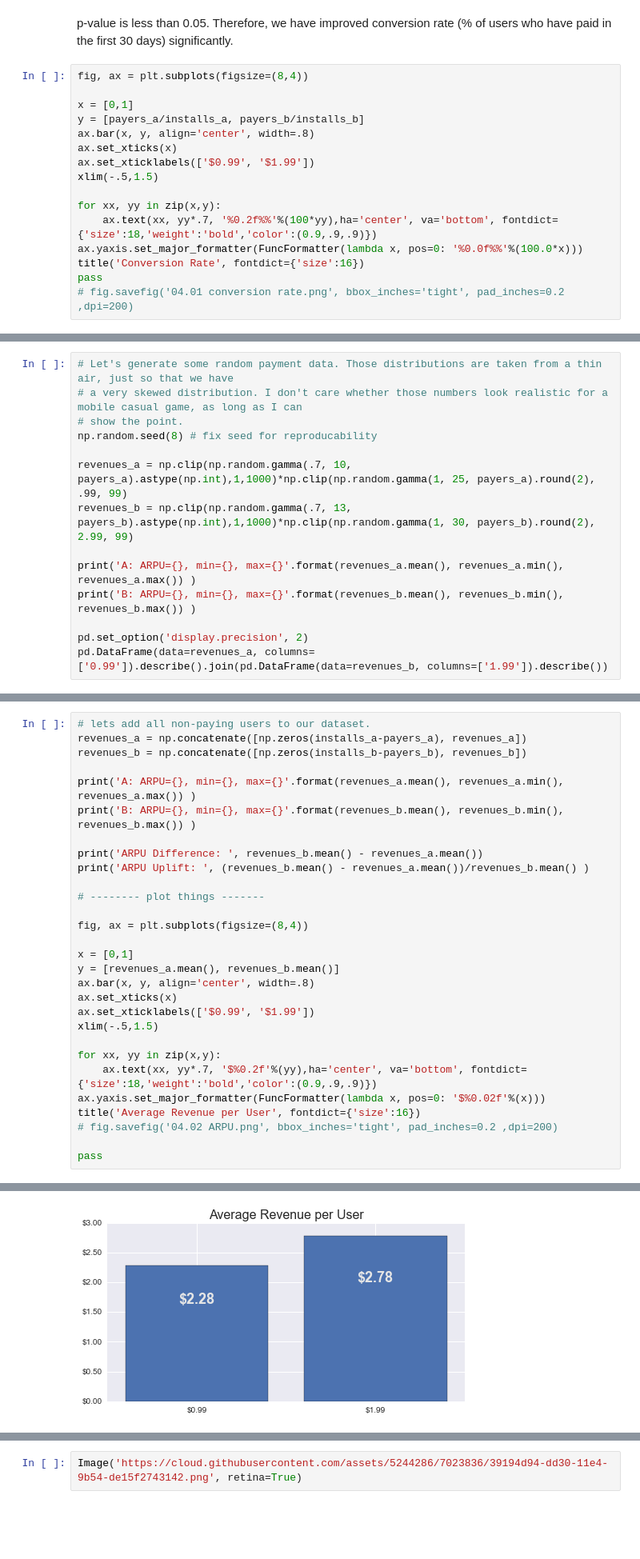
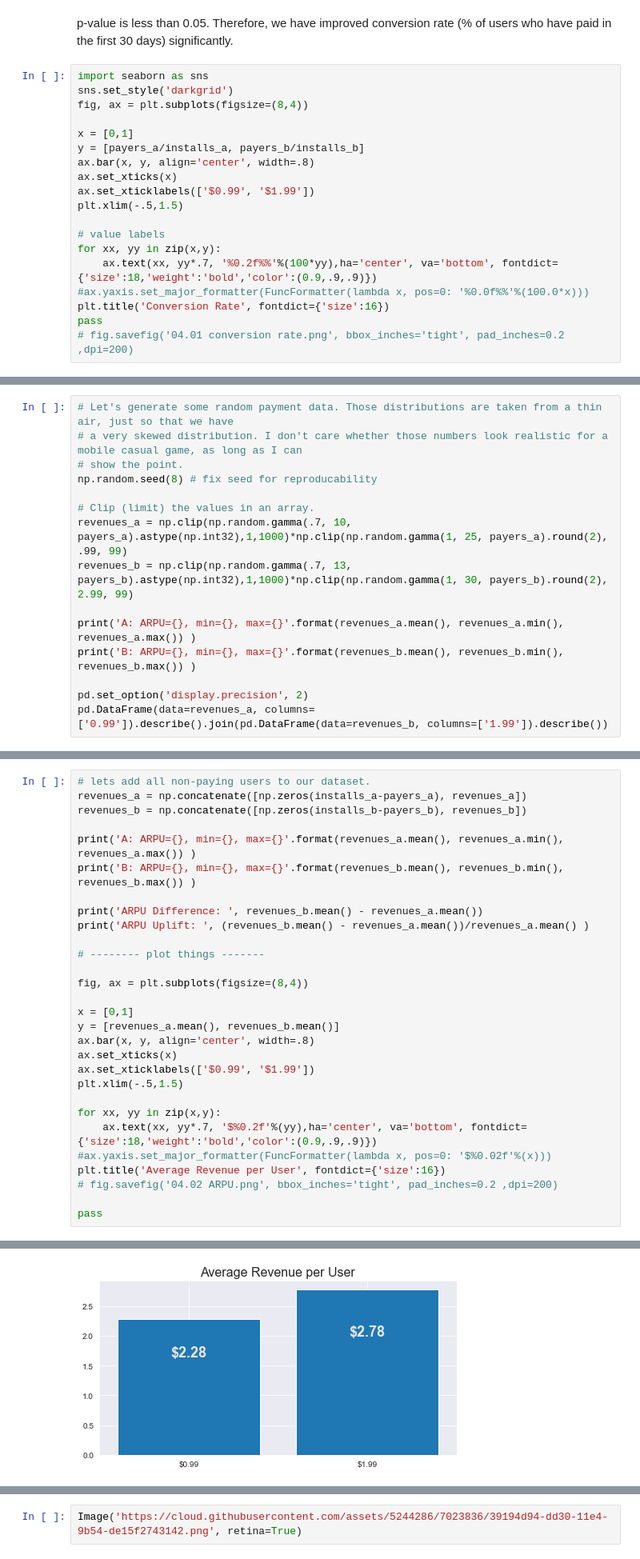
Before and after one commit to Volodymyrk/stats-testing-in-python, a Jupyter notebook: 04 - AB testing revenues.ipynb, the cells around one changed output, grey strips where cells are left out. Shown at 80% size. Cells and saved outputs as stored; diff of their text form; blank space fills up the shorter version.

Commit message:
Update 04 - AB testing revenues.ipynb
Python 3.7.11

```diff
--- a/04 - AB testing revenues.ipynb
+++ b/04 - AB testing revenues.ipynb
@@ -65,6 +67,8 @@ print(' z-stat = {z} \n p-value = {p}'.format(z=z,p=p))
 # %% [markdown]
 p-value is less than 0.05. Therefore, we have improved conversion rate (% of users who have paid in the first 30 days) significantly.
 # %%
+import seaborn as sns
+sns.set_style('darkgrid')
 fig, ax = plt.subplots(figsize=(8,4))
 
 x = [0,1]
@@ -72,12 +76,13 @@ y = [payers_a/installs_a, payers_b/installs_b]
 ax.bar(x, y, align='center', width=.8)
 ax.set_xticks(x)
 ax.set_xticklabels(['$0.99', '$1.99'])
-xlim(-.5,1.5)
+plt.xlim(-.5,1.5)
 
+# value labels
 for xx, yy in zip(x,y):
     ax.text(xx, yy*.7, '%0.2f%%'%(100*yy),ha='center', va='bottom', fontdict={'size':18,'weight':'bold','color':(0.9,.9,.9)})
-ax.yaxis.set_major_formatter(FuncFormatter(lambda x, pos=0: '%0.0f%%'%(100.0*x)))
-title('Conversion Rate', fontdict={'size':16})
+#ax.yaxis.set_major_formatter(FuncFormatter(lambda x, pos=0: '%0.0f%%'%(100.0*x)))
+plt.title('Conversion Rate', fontdict={'size':16})
 pass
 # fig.savefig('04.01 conversion rate.png', bbox_inches='tight', pad_inches=0.2 ,dpi=200)
 # %% [output]
@@ -88,8 +93,9 @@ pass
 # show the point.
 np.random.seed(8) # fix seed for reproducability
 
-revenues_a = np.clip(np.random.gamma(.7, 10, payers_a).astype(np.int),1,1000)*np.clip(np.random.gamma(1, 25, payers_a).round(2), .99, 99)
-revenues_b = np.clip(np.random.gamma(.7, 13, payers_b).astype(np.int),1,1000)*np.clip(np.random.gamma(1, 30, payers_b).round(2), 2.99, 99)
+# Clip (limit) the values in an array.
+revenues_a = np.clip(np.random.gamma(.7, 10, payers_a).astype(np.int32),1,1000)*np.clip(np.random.gamma(1, 25, payers_a).round(2), .99, 99)
+revenues_b = np.clip(np.random.gamma(.7, 13, payers_b).astype(np.int32),1,1000)*np.clip(np.random.gamma(1, 30, payers_b).round(2), 2.99, 99)
 
 print('A: ARPU={}, min={}, max={}'.format(revenues_a.mean(), revenues_a.min(), revenues_a.max()) )
 print('B: ARPU={}, min={}, max={}'.format(revenues_b.mean(), revenues_b.min(), revenues_b.max()) )
@@ -134,7 +140,7 @@ print('A: ARPU={}, min={}, max={}'.format(revenues_a.mean(), revenues_a.min(), r
 print('B: ARPU={}, min={}, max={}'.format(revenues_b.mean(), revenues_b.min(), revenues_b.max()) )
 
 print('ARPU Difference: ', revenues_b.mean() - revenues_a.mean())
-print('ARPU Uplift: ', (revenues_b.mean() - revenues_a.mean())/revenues_b.mean() )
+print('ARPU Uplift: ', (revenues_b.mean() - revenues_a.mean())/revenues_a.mean() )
 
 # -------- plot things -------
 
@@ -145,12 +151,12 @@ y = [revenues_a.mean(), revenues_b.mean()]
 ax.bar(x, y, align='center', width=.8)
 ax.set_xticks(x)
 ax.set_xticklabels(['$0.99', '$1.99'])
-xlim(-.5,1.5)
+plt.xlim(-.5,1.5)
 
 for xx, yy in zip(x,y):
     ax.text(xx, yy*.7, '$%0.2f'%(yy),ha='center', va='bottom', fontdict={'size':18,'weight':'bold','color':(0.9,.9,.9)})
-ax.yaxis.set_major_formatter(FuncFormatter(lambda x, pos=0: '$%0.02f'%(x)))
-title('Average Revenue per User', fontdict={'size':16})
+#ax.yaxis.set_major_formatter(FuncFormatter(lambda x, pos=0: '$%0.02f'%(x)))
+plt.title('Average Revenue per User', fontdict={'size':16})
 # fig.savefig('04.02 ARPU.png', bbox_inches='tight', pad_inches=0.2 ,dpi=200)
 
 pass
@@ -162,4 +168,4 @@ ARPU Uplift:  0.182021523755
-[figure, old version]
+[figure, new version]
 # %% [markdown]
 $ \mu_1 - \mu2 = 0.5069 $
 The difference between two cohorts is very substantial. But can we detect statistical significance?
```
Also changed, not shown: parts of 19 cells of this notebook.
